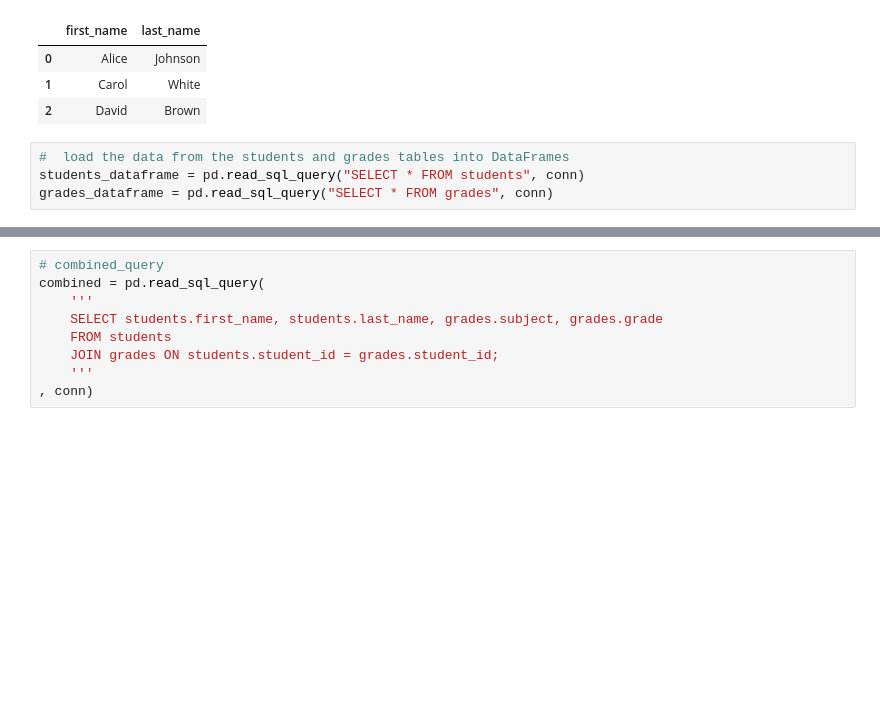
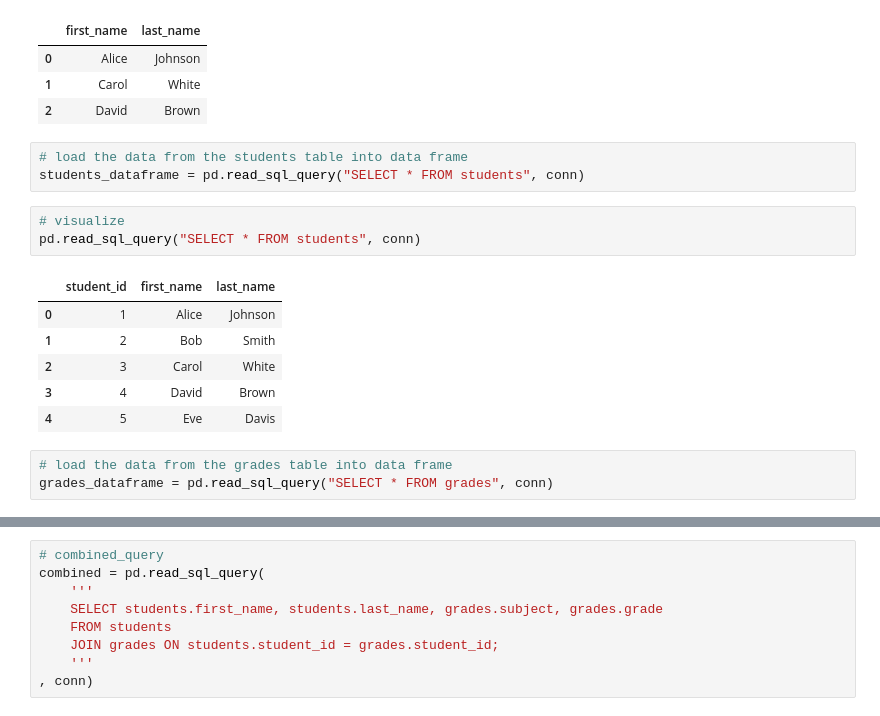
Before and after one commit to kevinthisyear/ds2002-assignments, a Jupyter notebook: bkg8jy_SQLiteHW.ipynb, the cells around one changed output, grey strips where cells are left out. Drawn from its saved outputs; the diff is of its cells as text; blank space fills up the shorter version.

```diff
--- a/bkg8jy_SQLiteHW.ipynb
+++ b/bkg8jy_SQLiteHW.ipynb
@@ -147,6 +147,18 @@ pd.read_sql_query(
 | 1 | Carol | White |
 | 2 | David | Brown |
 # %%
-#  load the data from the students and grades tables into DataFrames
+# load the data from the students table into data frame
 students_dataframe = pd.read_sql_query("SELECT * FROM students", conn)
-grades_dataframe = pd.read_sql_query("SELECT * FROM grades", conn)
+# %%
+# visualize
+pd.read_sql_query("SELECT * FROM students", conn)
+# %% [output]
+|  | student_id | first_name | last_name |
+| 0 | 1 | Alice | Johnson |
+| 1 | 2 | Bob | Smith |
+| 2 | 3 | Carol | White |
+| 3 | 4 | David | Brown |
+| 4 | 5 | Eve | Davis |
+# %%
+# load the data from the grades table into data frame
+grades_dataframe = pd.read_sql_query("SELECT * FROM grades", conn)
```
Also changed, not shown: parts of 4 cells of this notebook.
